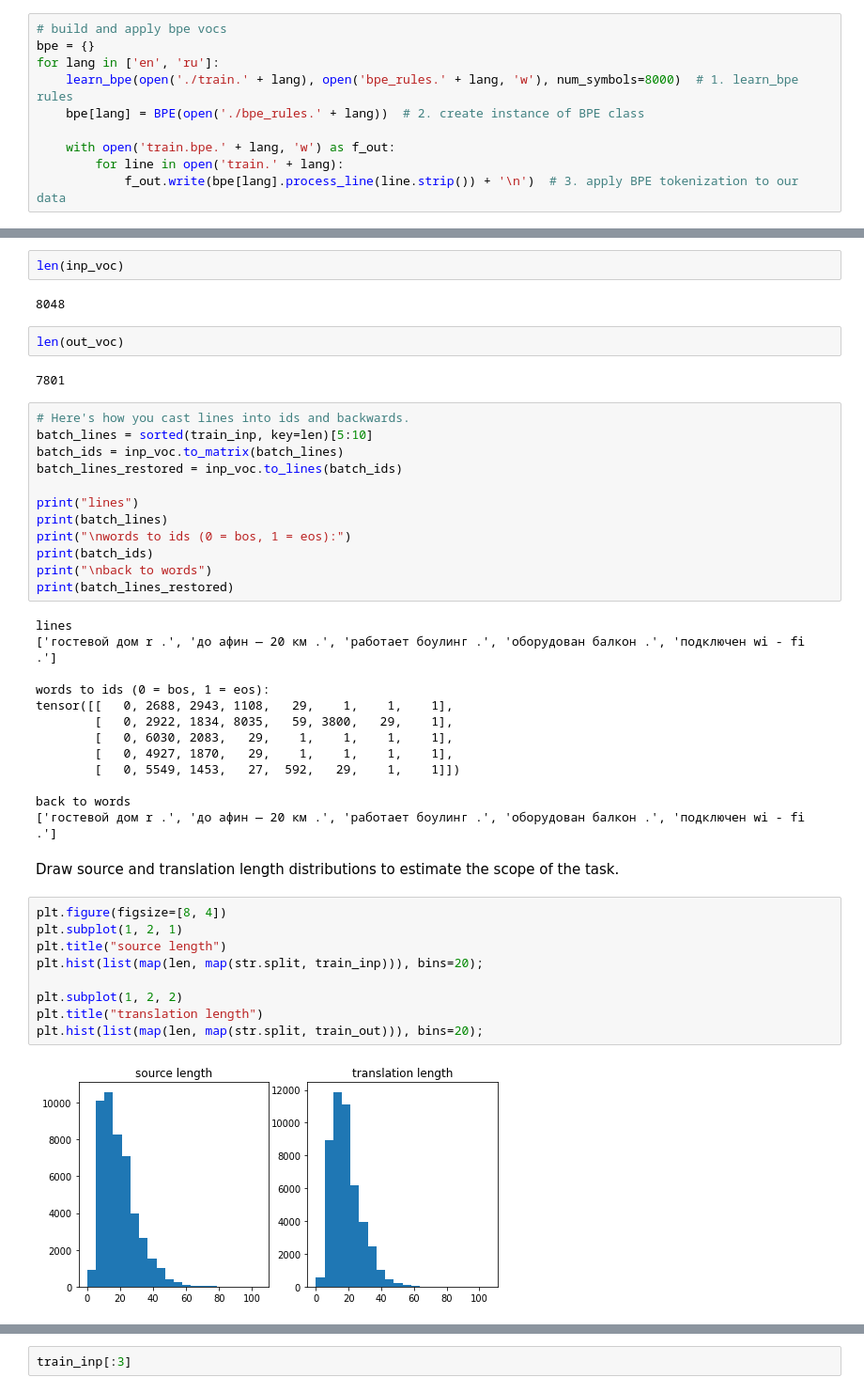
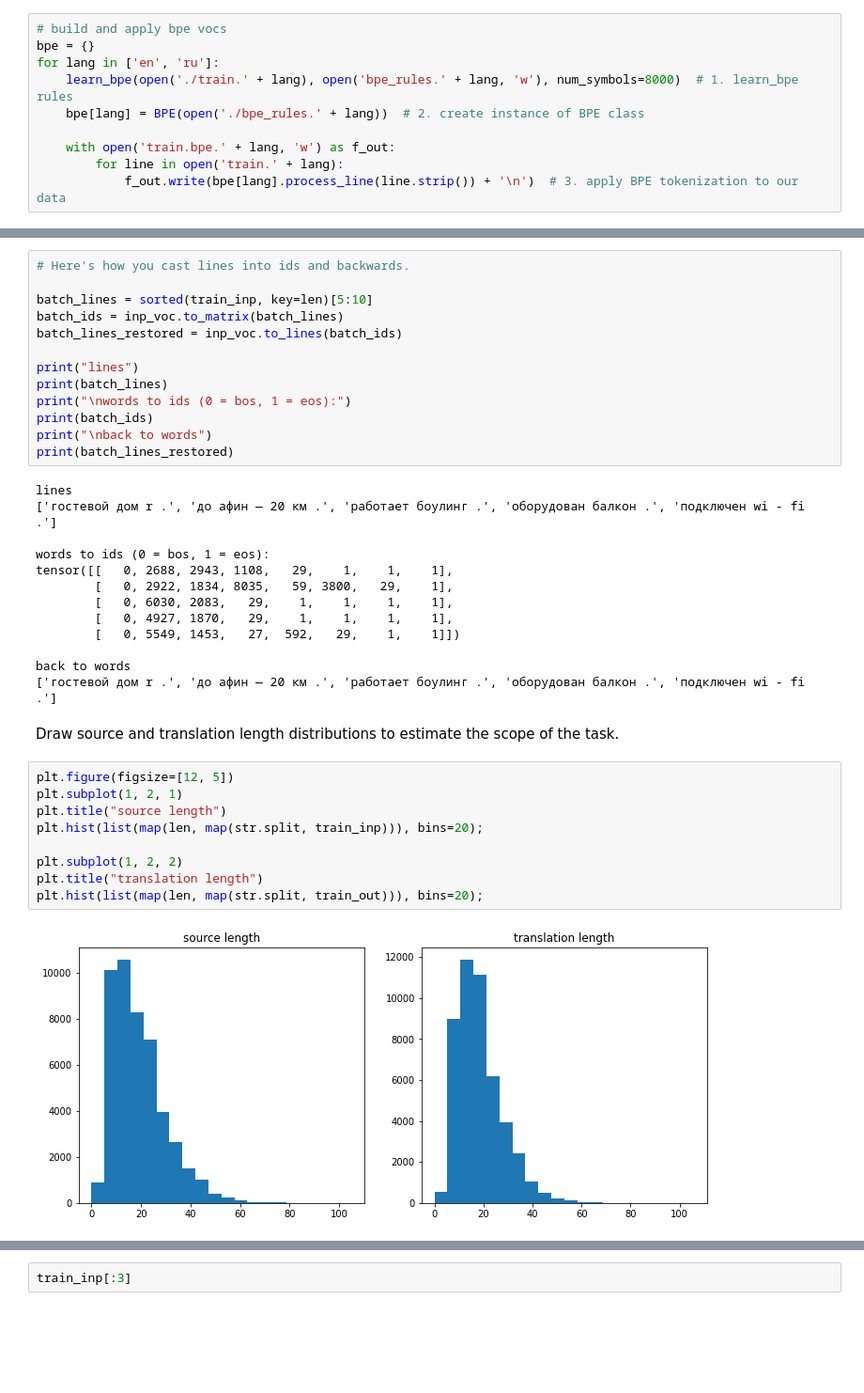
Before and after one commit to korab1ev/Neural-MT, a Jupyter notebook: notebook.ipynb, the cells around one changed output, grey strips where cells are left out. Shown at 94% size. Saved outputs shown, nothing was run; the diff lists cells and outputs as text; blank space fills up the shorter version.

```diff
--- a/notebook.ipynb
+++ b/notebook.ipynb
@@ -159,13 +121,6 @@ out_voc = Vocab.from_lines(train_out) # en (output) vocab
-# %%
-len(inp_voc)
-# %% [output]
-8048
-# %%
-len(out_voc)
-# %% [output]
-7801
 # %%
 # Here's how you cast lines into ids and backwards.
+
 batch_lines = sorted(train_inp, key=len)[5:10]
 batch_ids = inp_voc.to_matrix(batch_lines)
 batch_lines_restored = inp_voc.to_lines(batch_ids)
@@ -192,16 +147,16 @@ back to words
 # %% [markdown]
 Draw source and translation length distributions to estimate the scope of the task.
 # %%
-plt.figure(figsize=[8, 4])
+plt.figure(figsize=[12, 5])
 plt.subplot(1, 2, 1)
 plt.title("source length")
 plt.hist(list(map(len, map(str.split, train_inp))), bins=20);
 
 plt.subplot(1, 2, 2)
 plt.title("translation length")
 plt.hist(list(map(len, map(str.split, train_out))), bins=20);
 # %% [output]
-[figure, old version]
+[figure, new version]
 # %% [markdown]
 ### Encoder-decoder model
 
```
Also changed, not shown: parts of 99 cells of this notebook.
